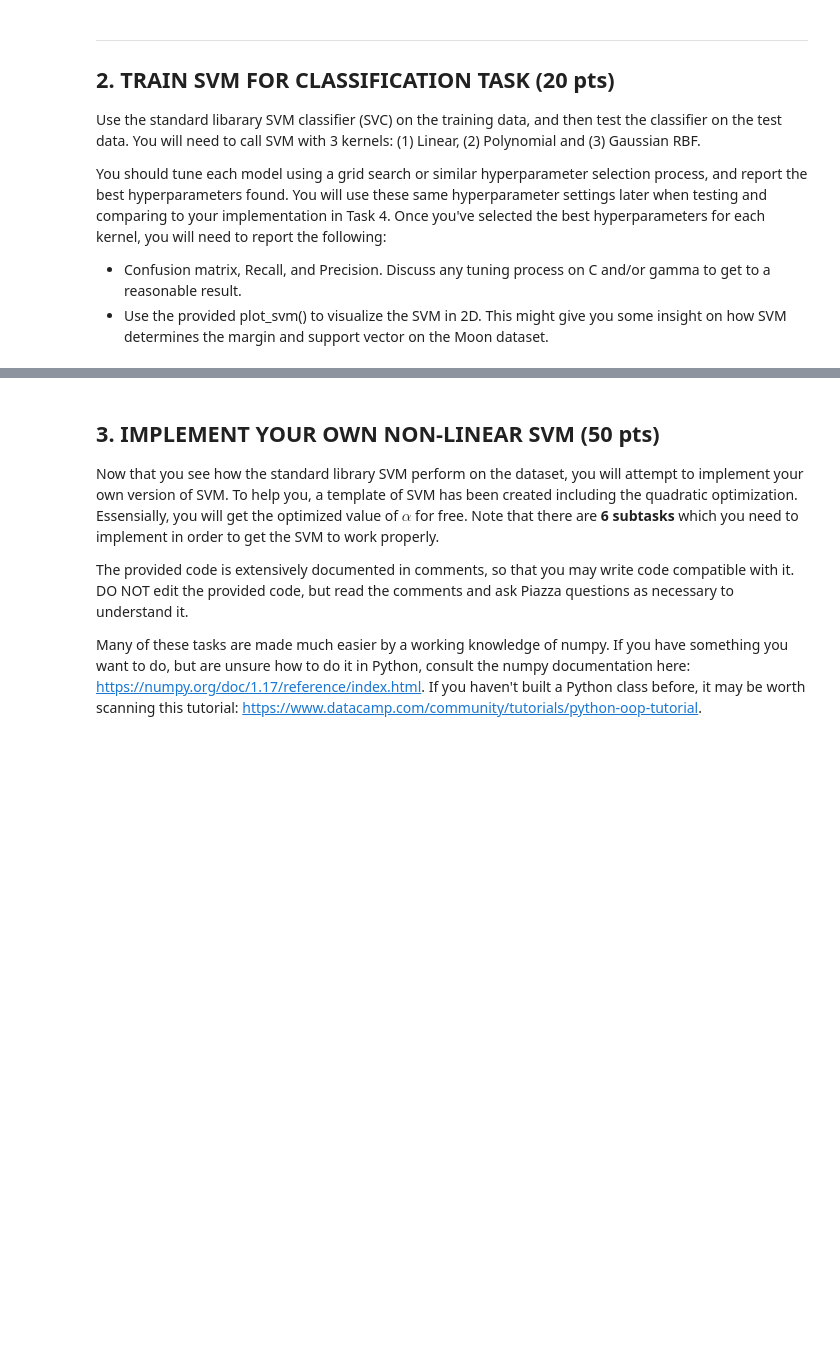
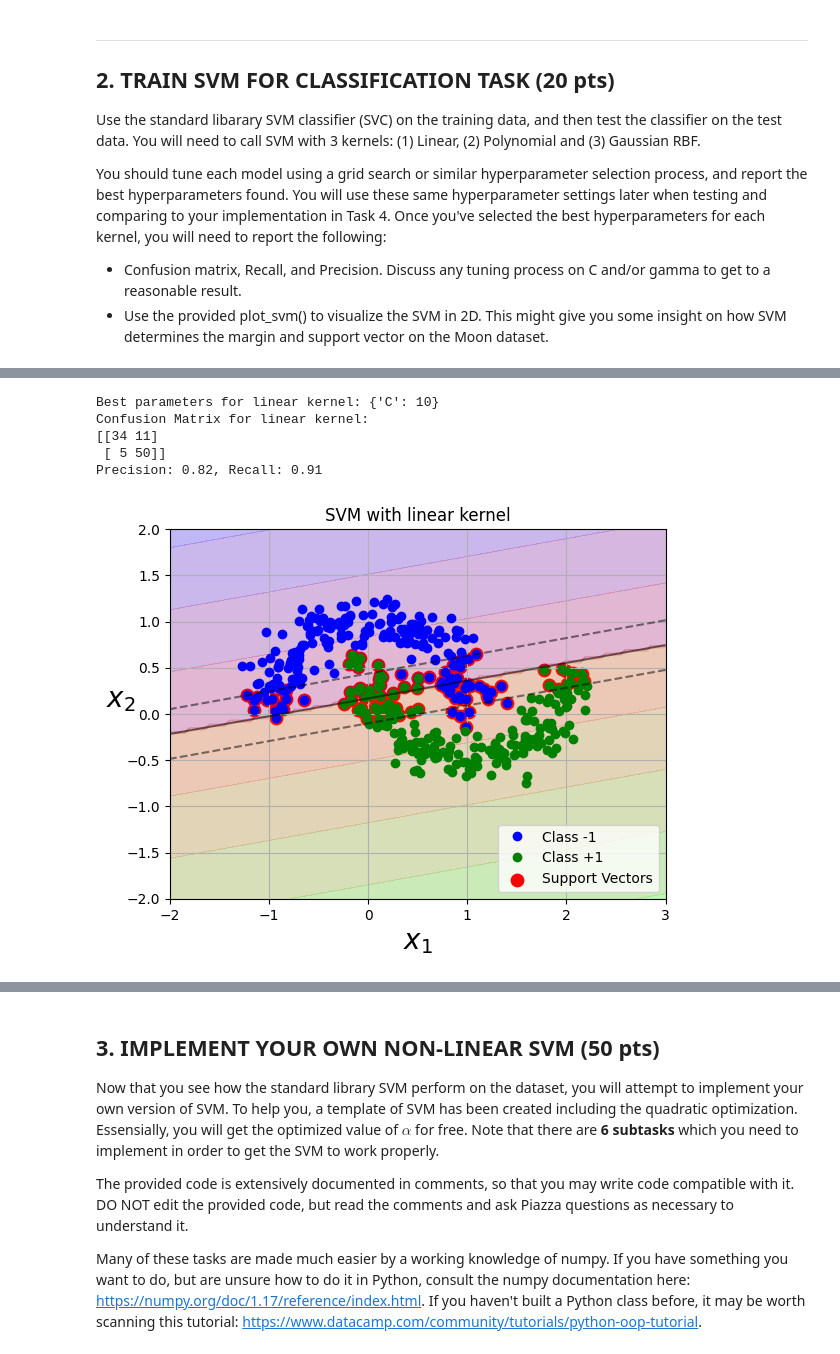
Before and after one commit to cwang12197/cs_4774_ml, a Jupyter notebook: Assignment_3_SVM_for_Non_linear_Classification.ipynb, the cells around one changed output, grey strips where cells are left out. Drawn from its saved outputs; the diff is of its cells as text; code cells hidden in the pictures; blank space fills up the shorter version.

```diff
--- a/Assignment_3_SVM_for_Non_linear_Classification.ipynb
+++ b/Assignment_3_SVM_for_Non_linear_Classification.ipynb
@@ -81,0 +92,36 @@ from sklearn.svm import SVC
+# %%
+def evaluate_model(model, X_test, y_test, kernel_name):
+    y_pred = model.predict(X_test)
+
+    cm = confusion_matrix(y_test, y_pred)
+    precision = precision_score(y_test, y_pred)
+    recall = recall_score(y_test, y_pred)
+
+    print(f"Confusion Matrix for {kernel_name} kernel:\n{cm}")
+    print(f"Precision: {precision:.2f}, Recall: {recall:.2f}\n")
+# %%
+def train_and_evaluate_svm(kernel, param_grid):
+    grid_search = GridSearchCV(SVC(kernel=kernel), param_grid, scoring='neg_mean_squared_error' , cv=5)
+    grid_search.fit(X_train, y_train)
+
+    print(f"Best parameters for {kernel} kernel: {grid_search.best_params_}")
+
+    clf = grid_search.best_estimator_
+
+    evaluate_model(clf, X_test, y_test, kernel_name=kernel)
+
+    plot_svm(clf, X_train, y_train)
+    plt.title(f"SVM with {kernel} kernel")
+    plt.show()
+
+    return clf
+# %%
+linear_param_grid = {'C': [0.1, 1, 5, 10, 50, 100]}
+linear_svm = train_and_evaluate_svm('linear', linear_param_grid)
+# %% [output]
+Best parameters for linear kernel: {'C': 10}
+Confusion Matrix for linear kernel:
+[[34 11]
+ [ 5 50]]
+Precision: 0.82, Recall: 0.91
+[figure, added]
```
Also changed, not shown: parts of 13 cells of this notebook, 2 other files.
